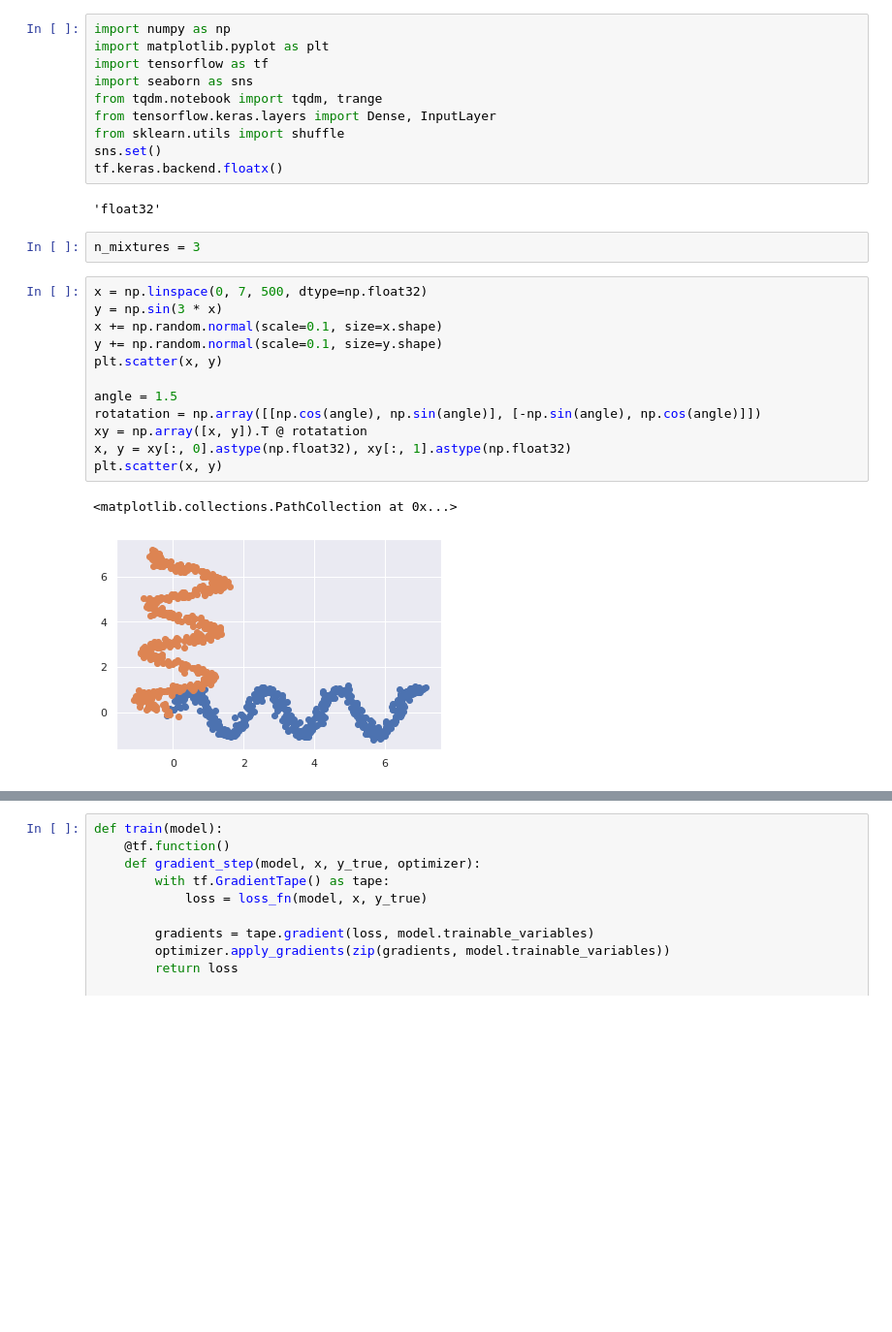
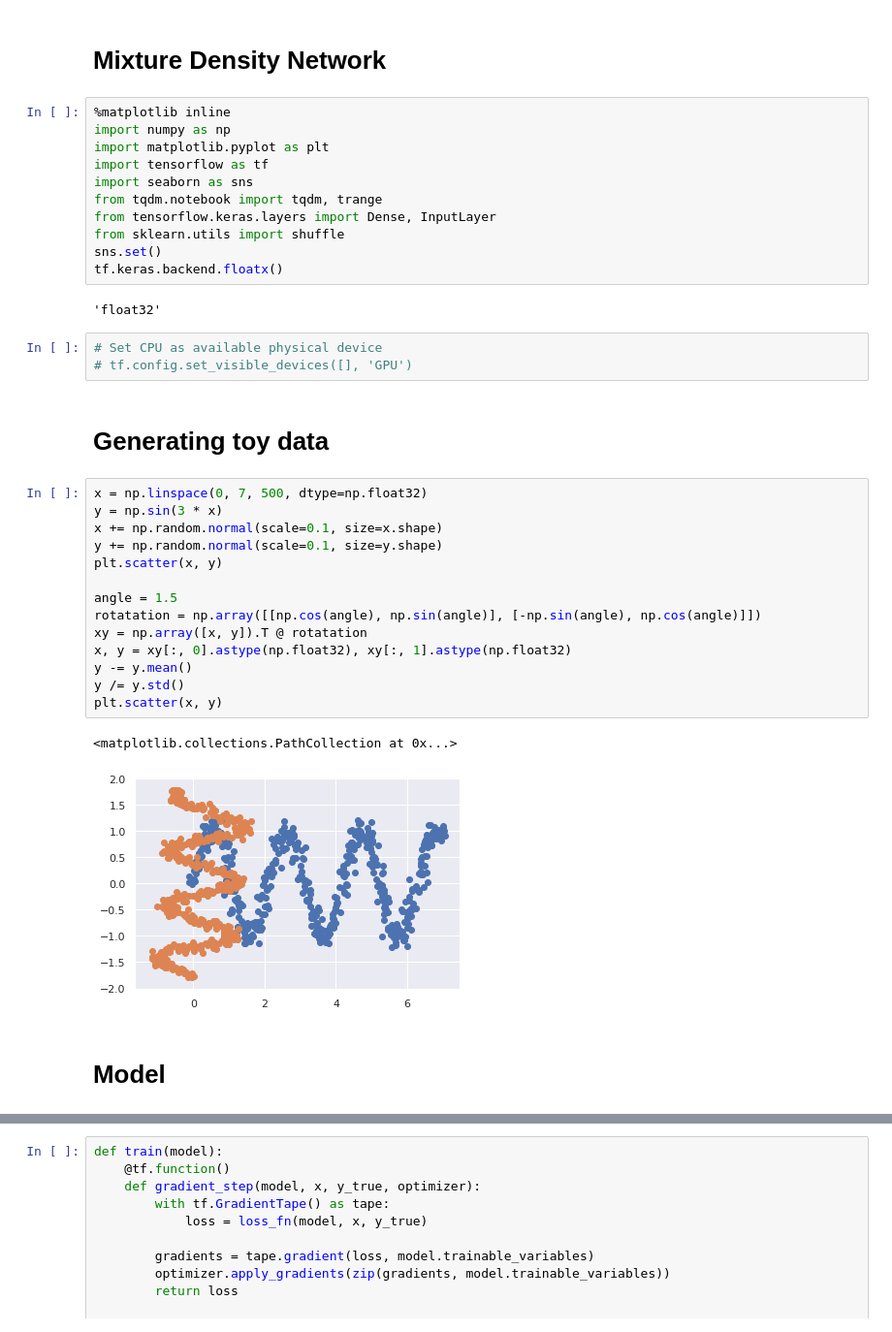
Before and after one commit to LeonidMurashov/wormax-bot, a Jupyter notebook: MDN.ipynb, the cells around one changed output, grey strips where cells are left out. Shown at 97% size. Drawn from its saved outputs; the diff is of its cells as text; blank space fills up the shorter version.

```diff
--- a/MDN.ipynb
+++ b/MDN.ipynb
@@ -1,4 +1,7 @@
+# %% [markdown]
+# Mixture Density Network
 # %%
+%matplotlib inline
 import numpy as np
 import matplotlib.pyplot as plt
 import tensorflow as tf
@@ -10,23 +13,30 @@ sns.set()
 tf.keras.backend.floatx()
 # %% [output]
 'float32'
-# %%
-n_mixtures = 3
+# %%
+# Set CPU as available physical device
+# tf.config.set_visible_devices([], 'GPU')
+# %% [markdown]
+# Generating toy data
 # %%
 x = np.linspace(0, 7, 500, dtype=np.float32)
 y = np.sin(3 * x)
 x += np.random.normal(scale=0.1, size=x.shape)
 y += np.random.normal(scale=0.1, size=y.shape)
 plt.scatter(x, y)
 
 angle = 1.5
 rotatation = np.array([[np.cos(angle), np.sin(angle)], [-np.sin(angle), np.cos(angle)]])
 xy = np.array([x, y]).T @ rotatation
 x, y = xy[:, 0].astype(np.float32), xy[:, 1].astype(np.float32)
+y -= y.mean()
+y /= y.std()
 plt.scatter(x, y)
 # %% [output]
 <matplotlib.collections.PathCollection at 0x...>
-[figure, old version]
+[figure, new version]
+# %% [markdown]
+# Model
 # %%
 class MDN(tf.keras.Model):
     def __init__(self, n_mixtures):
```
Also changed, not shown: parts of 14 cells of this notebook, 21 other files.
